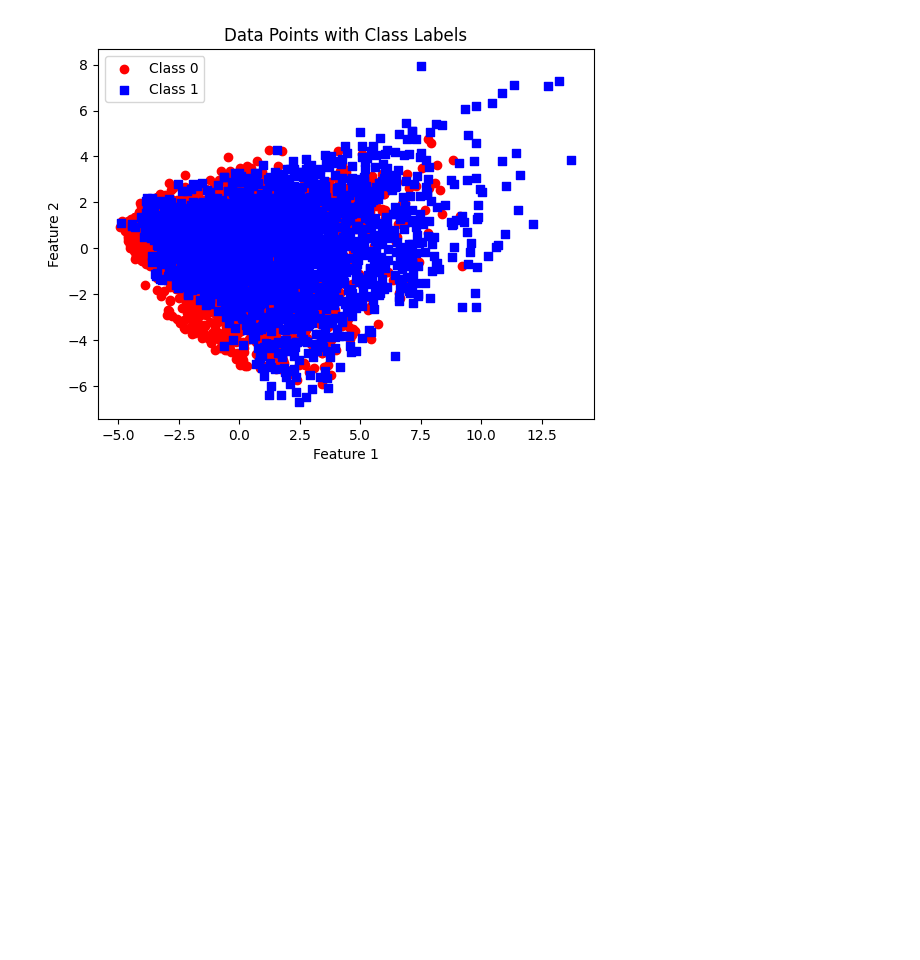
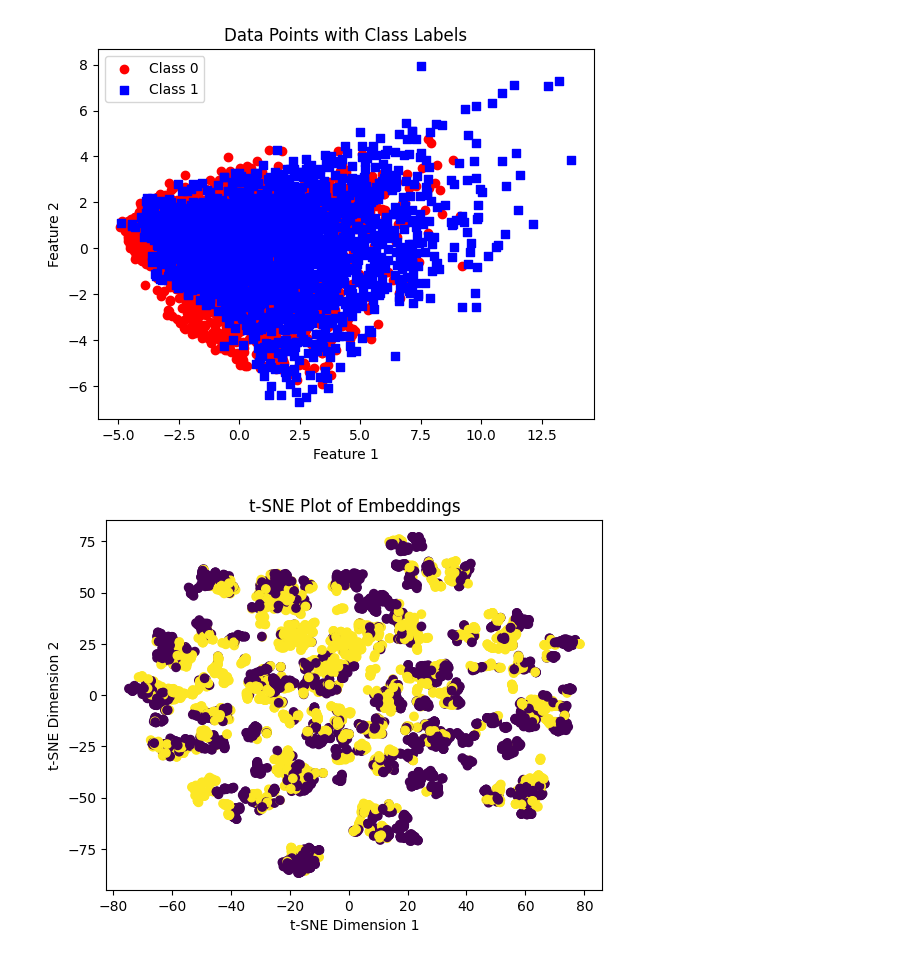
Before and after one commit to midnightripper/losses, a Jupyter notebook: KNN-Visualisation.ipynb, the cells around one changed output. Drawn from its saved outputs; the diff is of its cells as text; code cells hidden in the pictures; blank space fills up the shorter version.

Commit message:
Implemented Encoder and plotted tsne and pca

```diff
--- a/KNN-Visualisation.ipynb
+++ b/KNN-Visualisation.ipynb
@@ -133,3 +133,18 @@ plt.legend()
 plt.show()
 # %% [output]
 [figure]
+# %%
+import numpy as np
+import matplotlib.pyplot as plt
+from sklearn.manifold import TSNE
+
+# Apply t-SNE for dimensionality reduction
+tsne = TSNE(n_components=2, random_state=42)
+embeddings_tsne = tsne.fit_transform(xtrain)
+plt.scatter(embeddings_tsne[:, 0], embeddings_tsne[:, 1], c=ytrain)
+plt.xlabel('t-SNE Dimension 1')
+plt.ylabel('t-SNE Dimension 2')
+plt.title('t-SNE Plot of Embeddings')
+plt.show()
+# %% [output]
+[figure, added]
```
Also changed, not shown: parts of 18 cells of this notebook.
